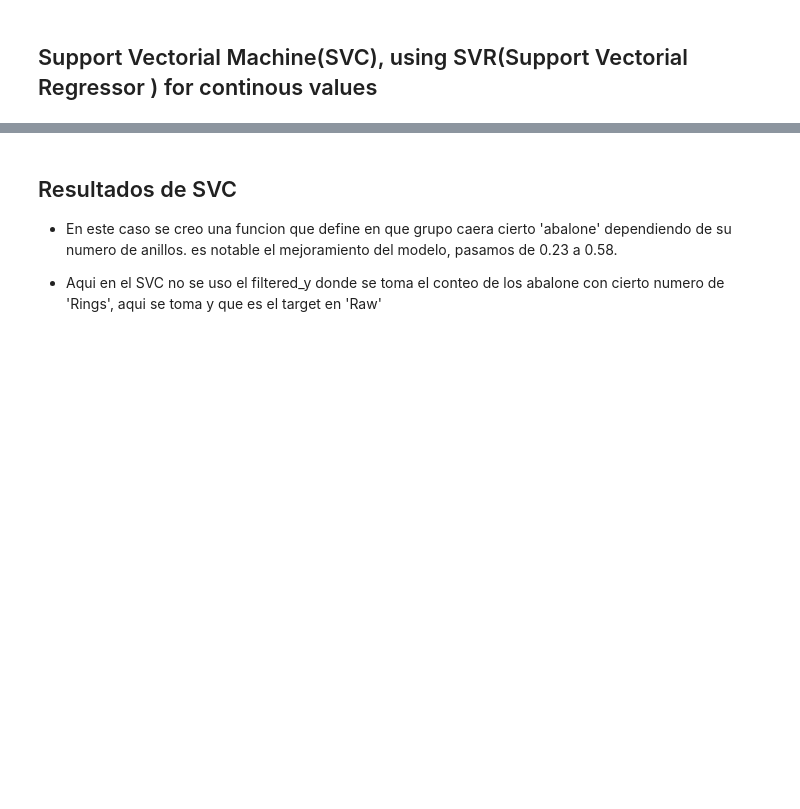
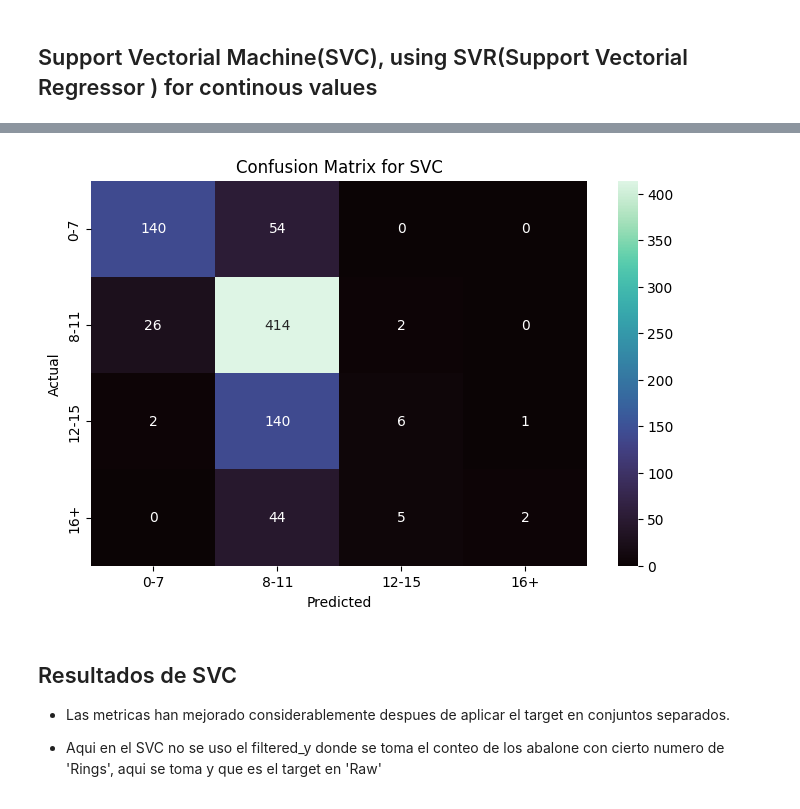
Before and after one commit to Camilosalgado387/Abalone-Ring-Estimation, a Jupyter notebook: Parcial3_V2.ipynb, the cells around one changed output, grey strips where cells are left out. Saved outputs shown, nothing was run; the diff lists cells and outputs as text; code cells hidden in the pictures; blank space fills up the shorter version.

```diff
--- a/Parcial3_V2.ipynb
+++ b/Parcial3_V2.ipynb
@@ -298,0 +233,31 @@ F1_score: 0.34968072218785384
+# %%
+
+
+# Escalado de datos
+scaler = StandardScaler()
+X_train_scaled = scaler.fit_transform(X_train)
+X_test_scaled = scaler.transform(X_test)
+
+# Entrenar el modelo SVM con validación cruzada
+model = SVC(kernel='rbf', gamma='scale', decision_function_shape='ovr')  # 'ovo' para clasificación multiclase
+scores = cross_val_score(model, X_train_scaled, y_train, cv=3)
+
+print("Cross-validated Scores:", scores)
+print("Mean CV Accuracy:", scores.mean())
+
+print('------------------------------------------------------------')
+
+model.fit(X_train_scaled, y_train)
+y_pred = model.predict(X_test_scaled)
+
+# Calcular métricas de rendimiento
+accuracy = accuracy_score(y_test, y_pred)
+precision = precision_score(y_test, y_pred, average='macro')
+recall = recall_score(y_test, y_pred, average='macro')
+f1_score_svc = f1_score(y_test, y_pred, average='macro')
+
+# Imprimir métricas
+print("Accuracy:", accuracy)
+print("Precision:", precision)
+print("Recall:", recall)
+print("F1_score:", f1_score_svc)
@@ -299,5 +272,19 @@ F1_score: 0.34968072218785384
+# %%
+
+
+conf_matrix = confusion_matrix(y_test, y_pred)
+
+# Visualizar la matriz de confusión
+plt.figure(figsize=(8, 5))
+sns.heatmap(conf_matrix, annot=True, fmt='d', xticklabels=['0-7', '8-11', '12-15', '16+'], yticklabels=['0-7', '8-11', '12-15', '16+'])
+plt.xlabel('Predicted')
+plt.ylabel('Actual')
+plt.title('Confusion Matrix for SVC')
+plt.show()
+# %% [output]
+[figure, added]
 # %% [markdown]
 ## Resultados de SVC
-* En este caso se creo una funcion que define en que grupo caera cierto 'abalone' dependiendo de su numero de anillos. es notable el mejoramiento del modelo, pasamos de 0.23 a 0.58.
+* Las metricas han mejorado considerablemente despues de aplicar el target en conjuntos separados.
 
 * Aqui en el SVC no se uso el filtered_y donde se toma el conteo de los abalone con cierto numero de 'Rings', aqui se toma y que es el target en 'Raw'
```
Also changed, not shown: parts of 32 cells of this notebook, 3 other files.
